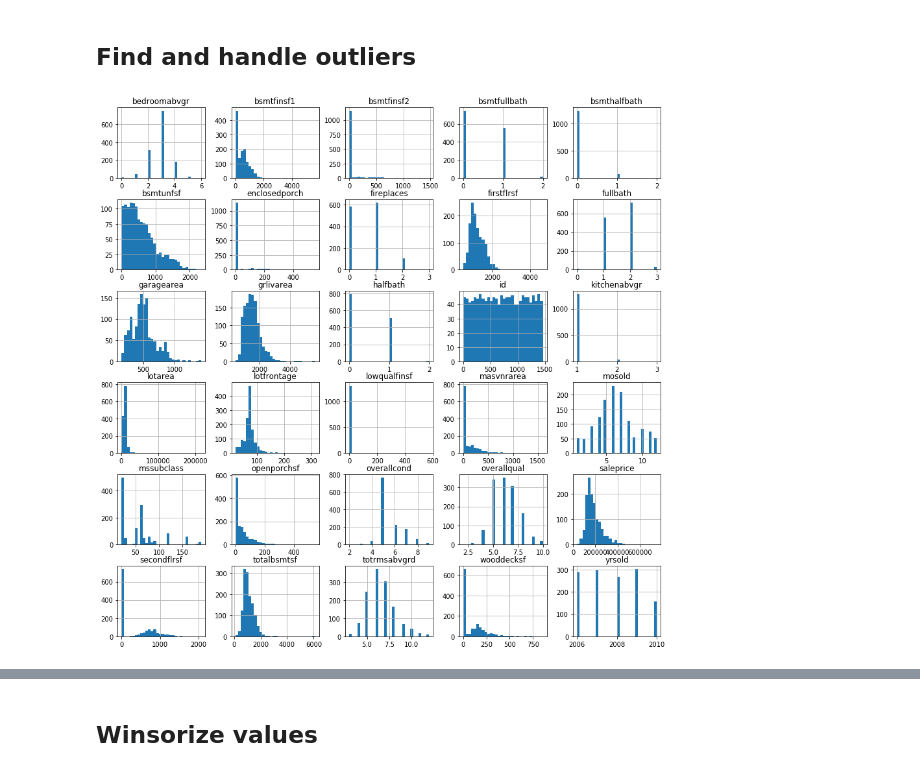
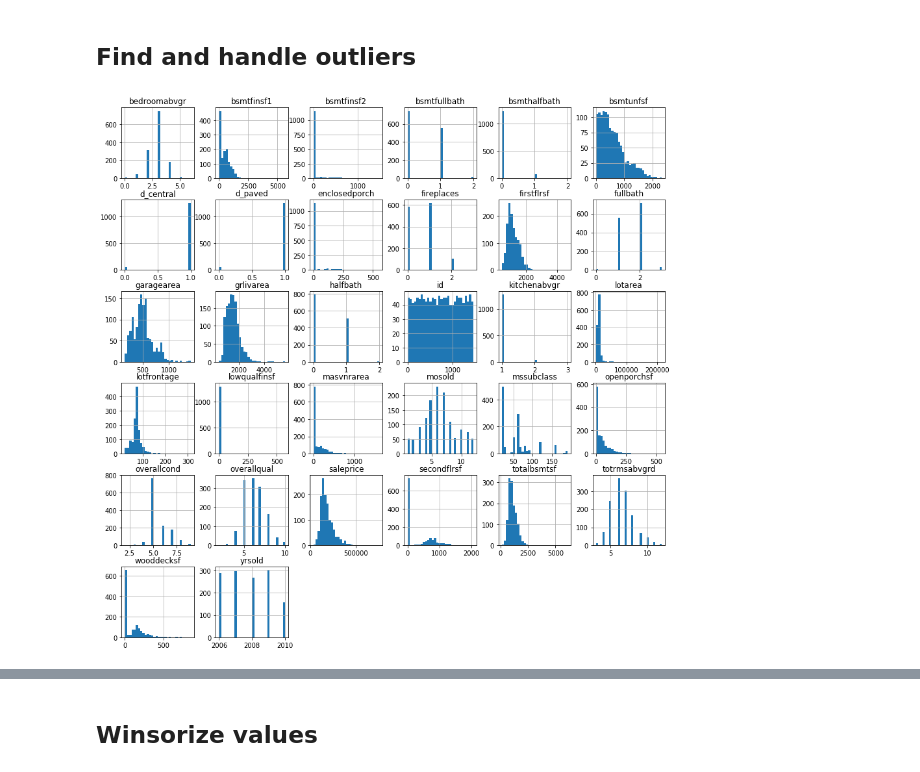
Before and after one commit to ssmcnatt/assignments, a Jupyter notebook: regression-problem-challenge.ipynb, the cells around one changed output, grey strips where cells are left out. Drawn from its saved outputs; the diff is of its cells as text; code cells hidden in the pictures.

```diff
--- a/regression-problem-challenge.ipynb
+++ b/regression-problem-challenge.ipynb
@@ -255,13 +258,13 @@ house_df
 # %% [markdown]
 ## Find and handle outliers
 # %%
-numerics = ['int16', 'int32', 'int64', 'float16', 'float32', 'float64']
+numerics = ['uint8', 'int16', 'int32', 'int64', 'float16', 'float32', 'float64']
 
 numeric_df = house_df.select_dtypes(include=numerics)
 numeric_df.hist(bins=30, figsize=(15, 15))
 plt.show()
 # %% [output]
-[figure, old version]
+[figure, new version]
 # %%
 cols = numeric_df.columns
 for col in cols:
```
Also changed, not shown: parts of 22 cells of this notebook.
